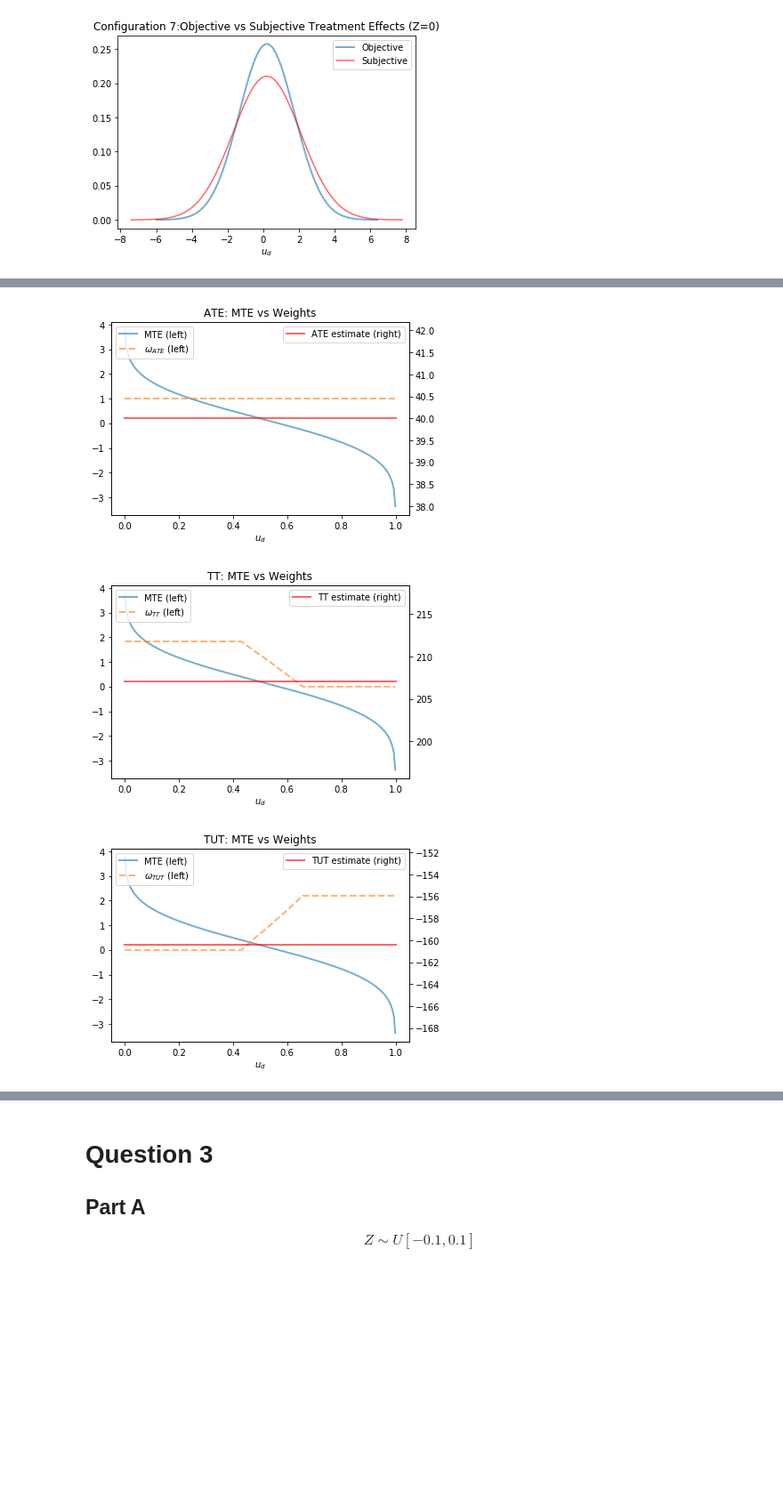
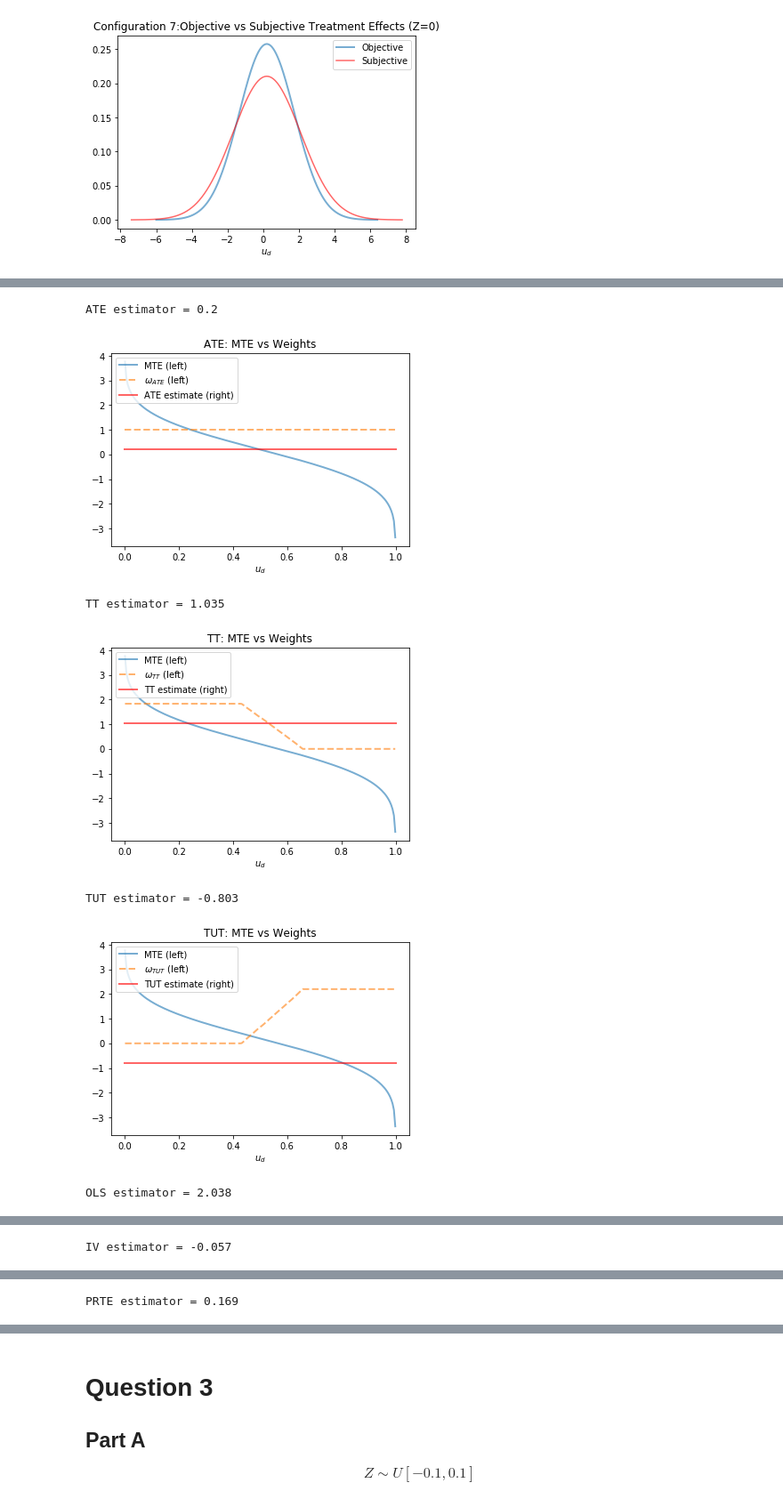
Before and after one commit to jeannesorin/Skwad, a Jupyter notebook: Empirical Analysis III/Problem Sets/Heckman Pset 3/Problem Set 3 MSG.ipynb, the cells around one changed output, grey strips where cells are left out. Shown at 89% size. Saved outputs shown, nothing was run; the diff lists cells and outputs as text; code cells hidden in the pictures; blank space fills up the shorter version.

```diff
--- a/Empirical Analysis III/Problem Sets/Heckman Pset 3/Problem Set 3 MSG.ipynb
+++ b/Empirical Analysis III/Problem Sets/Heckman Pset 3/Problem Set 3 MSG.ipynb
@@ -246,37 +251,40 @@ def weights(u_d= np.linspace(0.001,0.999,200), z_support = [-0.5,0.5], z_alt = [
 
     #TT weights
     ω_TT = [(1-F_z(u))/mean_p for u in u_d_values]
 
     #TUT weights
     ω_TUT = [F_z(u)/(1-mean_p) for u in u_d_values]
 
     #OLS weights
     ω_OLS = [1+ (2*norm.ppf(u_d_values[i]))/(MTE_values[i]*σ)*(ζ_1*ω_TT[i] + ζ_0*ω_TUT[i]) for i in range(len(u_d_values))]
 
     ##IV weights
     ω_IV = np.nan_to_num([(np.mean([p for p in p_set if p >= u]) - mean_p)*(mean_p/var_p) for u in u_d_values])
 
     ##PRTE weights for support change
     ω_PRTE = [F_z_alt(u) - F_z(u) for u in u_d_values]
 
     return MTE_values, u_d_values, ω_ATE, ω_TT, ω_TUT, ω_OLS, ω_IV, ω_PRTE
 
 MTE_values, u_d_values, ω_ATE, ω_TT, ω_TUT, ω_OLS, ω_IV, ω_PRTE = weights()
 
 for weights in ['ATE','TT','TUT','OLS','IV','PRTE']:
     ω = globals()["ω_" + weights]
-    estimator = np.dot(MTE_values,ω)
+    estimator = np.dot(MTE_values,ω)/len(MTE_values)
+    print(weights + ' estimator = ' + str(round(estimator,3)))
     fig, ax = plt.subplots()
     ax.plot(u_d_values, MTE_values, linewidth=2, alpha=0.6, label='MTE (left)')
     ax.plot(u_d_values, ω, linestyle='dashed', linewidth=2, alpha=0.6, label='$ω_{' + weights +'}$ (left)')
-    ax2 = ax.twinx()
-    ax2.plot([0,1], [estimator, estimator], linewidth=2, alpha=0.6, color = 'red', label= weights + ' estimate (right)')
+    ax.plot([0,1], [estimator, estimator], linewidth=2, alpha=0.6, color = 'red', label= weights + ' estimate (right)')
     ax.legend(loc='upper left')
-    ax2.legend(loc='upper right')
     ax.set_title(weights+ ': MTE vs Weights')
     ax.set_xlabel('$u_d$')
     plt.show()
 # %% [output]
+ATE estimator = 0.2
-[figure, old version]
+[figure, new version]
+TT estimator = 1.035
-[figure, old version]
+[figure, new version]
+TUT estimator = -0.803
-[figure, old version]
+[figure, new version]
+OLS estimator = 2.038
@@ -283,0 +292 @@ for weights in ['ATE','TT','TUT','OLS','IV','PRTE']:
+IV estimator = -0.057
@@ -284,0 +294 @@ for weights in ['ATE','TT','TUT','OLS','IV','PRTE']:
+PRTE estimator = 0.169
```
Also changed, not shown: parts of 4 cells of this notebook, 1 other file.
